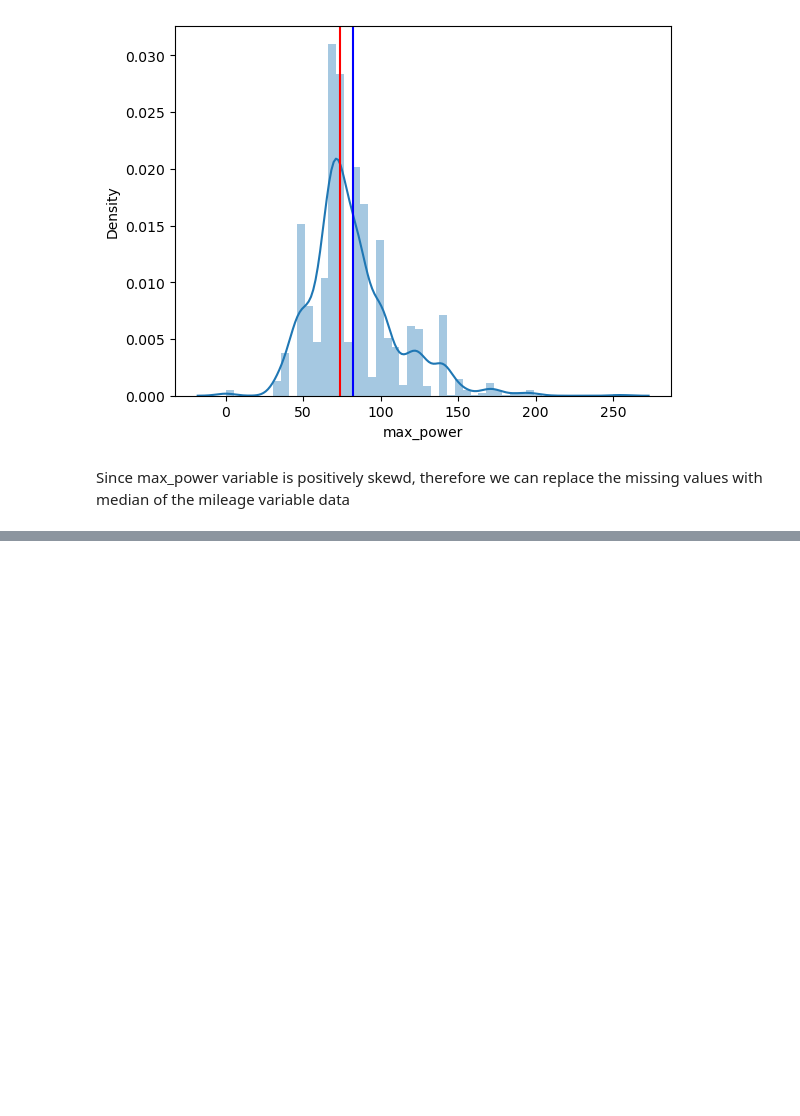
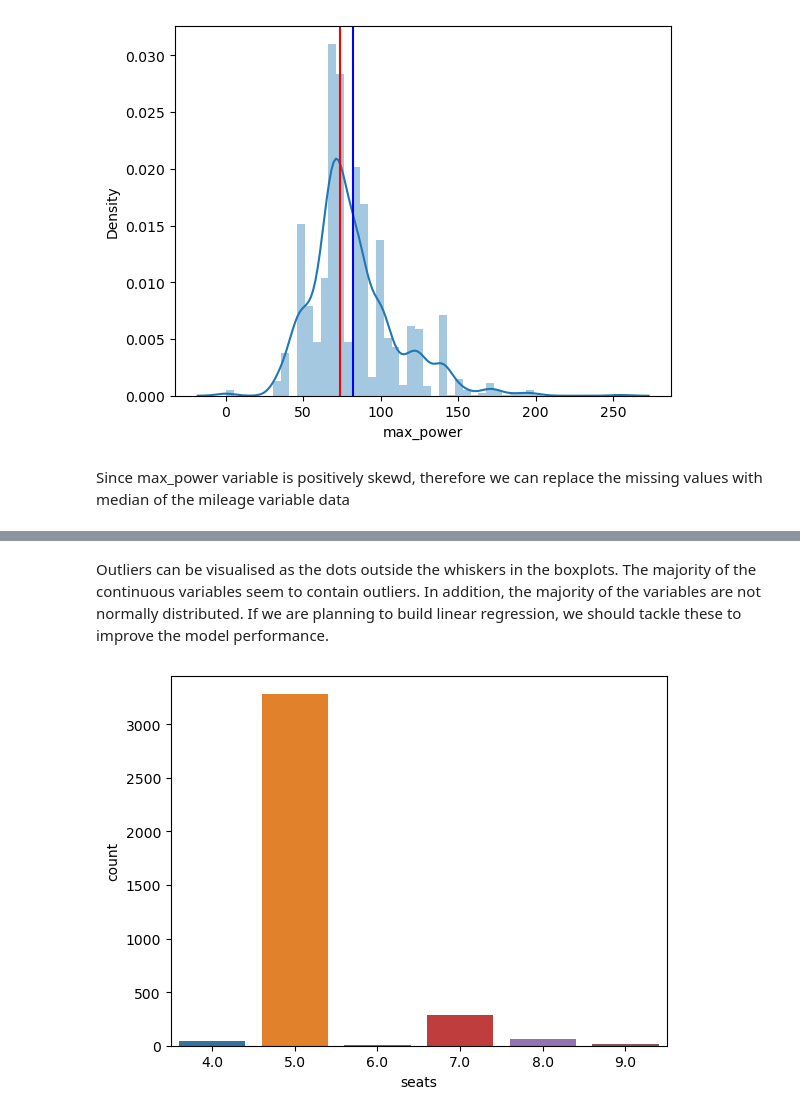
Before and after one commit to Varinder-KM/Car-Dekho_Car_selling_Price_prediction, a Jupyter notebook: Car Dekho (Car Selling Price Prediction).ipynb, the cells around one changed output, grey strips where cells are left out. Drawn from its saved outputs; the diff is of its cells as text; code cells hidden in the pictures; blank space fills up the shorter version.

```diff
--- a/Car Dekho (Car Selling Price Prediction).ipynb
+++ b/Car Dekho (Car Selling Price Prediction).ipynb
@@ -296,0 +302,4 @@ memory usage: 376.6+ KB
+# %%
+#discrete Variables
+discrete_variables = [col for col in numerical_variables if len(dataset[col].unique()) < 20]
+discrete_variables
@@ -296,0 +327,9 @@ memory usage: 376.6+ KB
+# %% [markdown]
+Outliers can be visualised as the dots outside the whiskers in the boxplots. The majority of the continuous variables seem to contain outliers. In addition, the majority of the variables are not normally distributed. If we are planning to build linear regression, we should tackle these to improve the model performance.
+# %%
+# Descrete
+for col in discrete_variables:
+  fig, ax = plt.subplots()
+  sns.countplot(dataset[col])
+# %% [output]
+[figure, added]
```
Also changed, not shown: parts of 15 cells of this notebook.
